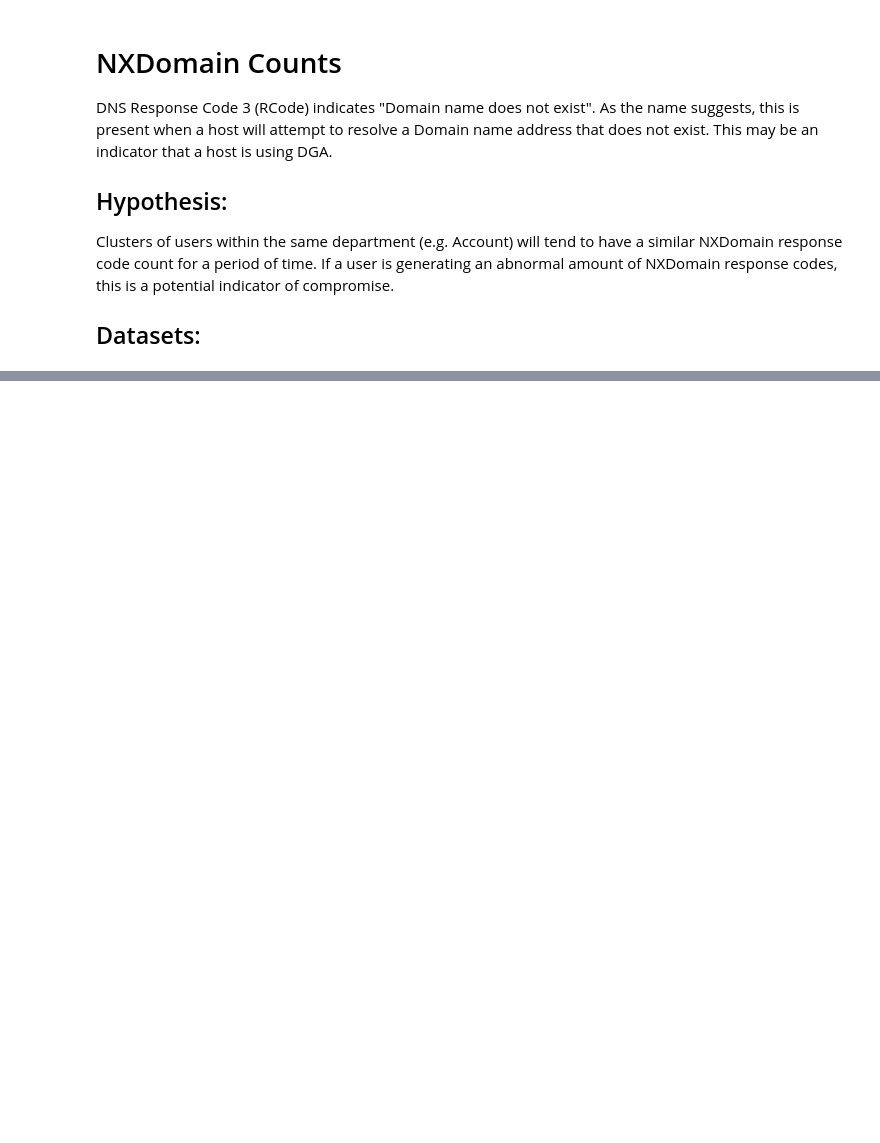
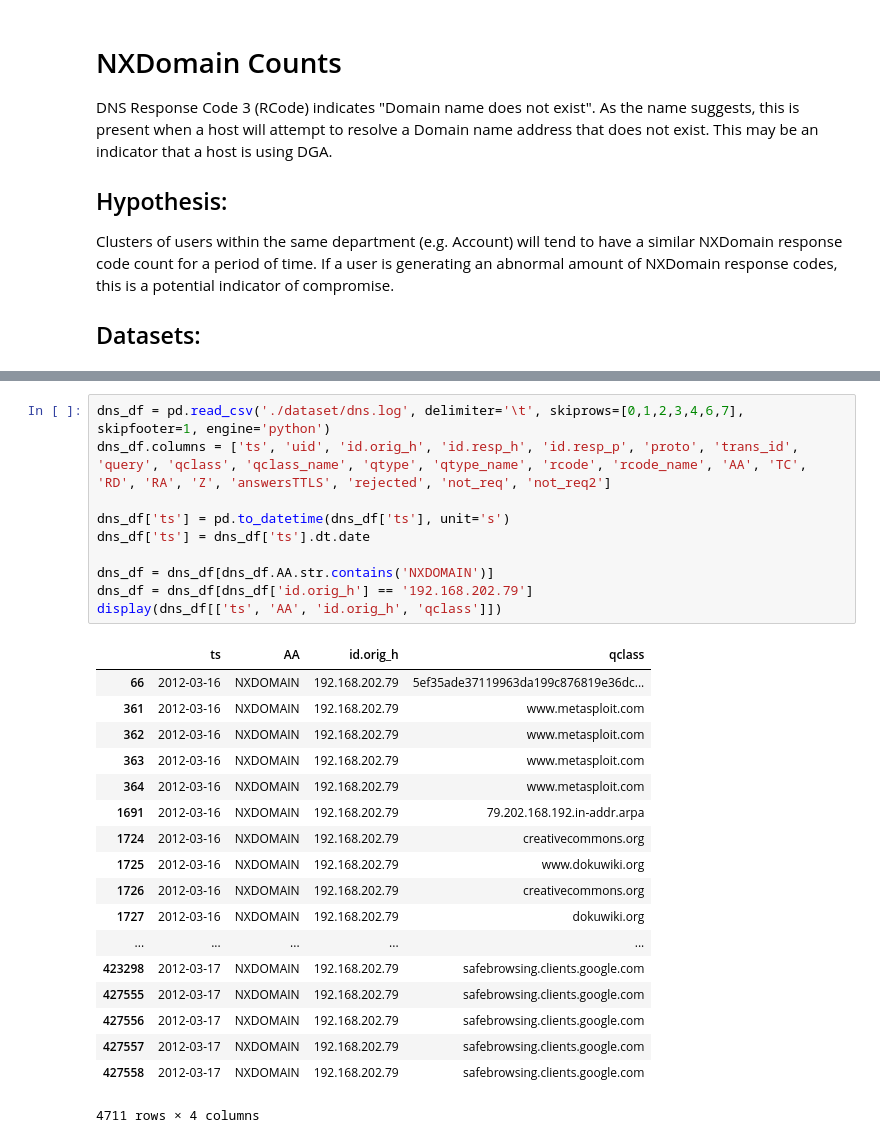
Before and after one commit to pjabes/detection-notebooks, a Jupyter notebook: DNS/dga-NXDomains.ipynb, the cells around one changed output, grey strips where cells are left out. Drawn from its saved outputs; the diff is of its cells as text; blank space fills up the shorter version.

```diff
--- a/DNS/dga-NXDomains.ipynb
+++ b/DNS/dga-NXDomains.ipynb
@@ -87,0 +140,29 @@ summary_df
+# %%
+dns_df = pd.read_csv('./dataset/dns.log', delimiter='\t', skiprows=[0,1,2,3,4,6,7], skipfooter=1, engine='python')
+dns_df.columns = ['ts', 'uid', 'id.orig_h', 'id.resp_h', 'id.resp_p', 'proto', 'trans_id', 'query', 'qclass', 'qclass_name', 'qtype', 'qtype_name', 'rcode', 'rcode_name', 'AA', 'TC', 'RD', 'RA', 'Z', 'answersTTLS', 'rejected', 'not_req', 'not_req2']
+
+dns_df['ts'] = pd.to_datetime(dns_df['ts'], unit='s')
+dns_df['ts'] = dns_df['ts'].dt.date
+
+dns_df = dns_df[dns_df.AA.str.contains('NXDOMAIN')]
+dns_df = dns_df[dns_df['id.orig_h'] == '192.168.202.79']
+display(dns_df[['ts', 'AA', 'id.orig_h', 'qclass']])
+# %% [output]
+|  | ts | AA | id.orig_h | qclass |
+| 66 | 2012-03-16 | NXDOMAIN | 192.168.202.79 | 5ef35ade37119963da199c876819e36dc... |
+| 361 | 2012-03-16 | NXDOMAIN | 192.168.202.79 | www.metasploit.com |
+| 362 | 2012-03-16 | NXDOMAIN | 192.168.202.79 | www.metasploit.com |
+| 363 | 2012-03-16 | NXDOMAIN | 192.168.202.79 | www.metasploit.com |
+| 364 | 2012-03-16 | NXDOMAIN | 192.168.202.79 | www.metasploit.com |
+| 1691 | 2012-03-16 | NXDOMAIN | 192.168.202.79 | 79.202.168.192.in-addr.arpa |
+| 1724 | 2012-03-16 | NXDOMAIN | 192.168.202.79 | creativecommons.org |
+| 1725 | 2012-03-16 | NXDOMAIN | 192.168.202.79 | www.dokuwiki.org |
+| 1726 | 2012-03-16 | NXDOMAIN | 192.168.202.79 | creativecommons.org |
+| 1727 | 2012-03-16 | NXDOMAIN | 192.168.202.79 | dokuwiki.org |
+| ... | ... | ... | ... | ... |
+| 423298 | 2012-03-17 | NXDOMAIN | 192.168.202.79 | safebrowsing.clients.google.com |
+| 427555 | 2012-03-17 | NXDOMAIN | 192.168.202.79 | safebrowsing.clients.google.com |
+| 427556 | 2012-03-17 | NXDOMAIN | 192.168.202.79 | safebrowsing.clients.google.com |
+| 427557 | 2012-03-17 | NXDOMAIN | 192.168.202.79 | safebrowsing.clients.google.com |
+| 427558 | 2012-03-17 | NXDOMAIN | 192.168.202.79 | safebrowsing.clients.google.com |
+4711 rows × 4 columns
```
Also changed, not shown: parts of 8 cells of this notebook.
